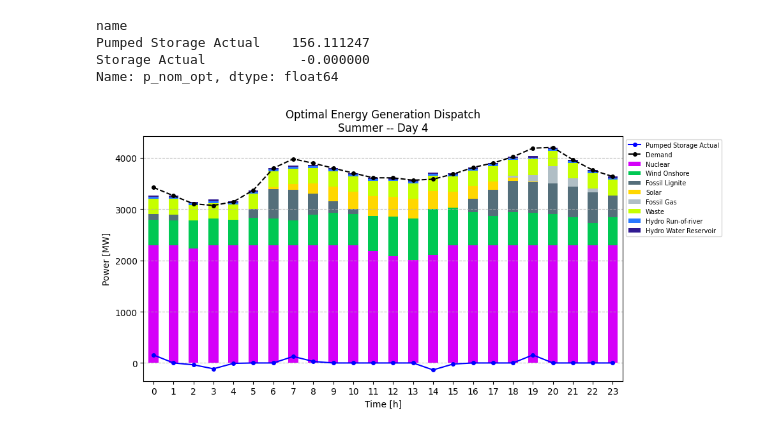
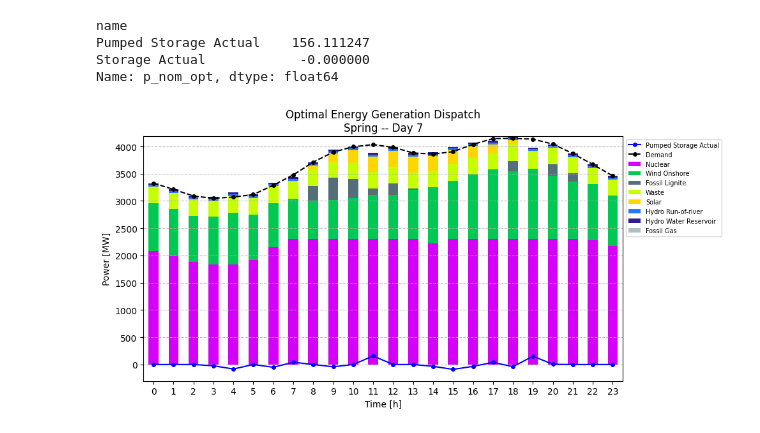
Before and after one commit to menkobalazs/power-systems-analysis, a Jupyter notebook: 02_hungary.ipynb, the cells around one changed output. Drawn from its saved outputs; the diff is of its cells as text; code cells hidden in the pictures.

```diff
--- a/02_hungary.ipynb
+++ b/02_hungary.ipynb
@@ -231,11 +231,11 @@ Pumped Storage Actual    156.111247
 Storage Actual            -0.000000
 Name: p_nom_opt, dtype: float64
 # %%
-season, day = 'Summer', 4
+season, day = 'Spring', 7
 plot_generator_t(network, dates, season=season, day=day, colors=tech_colors, demand=demand,
                  savefig=f'figures/02_hungary/energy_dispatch_{season.lower()}_day{day}.pdf')
 # %% [output]
-[figure, old version]
+[figure, new version]
 # %%
 # create interactive plots for each season
 for season in seasons.keys():
```
Also changed, not shown: parts of 1 cell of this notebook, 8 other files.
